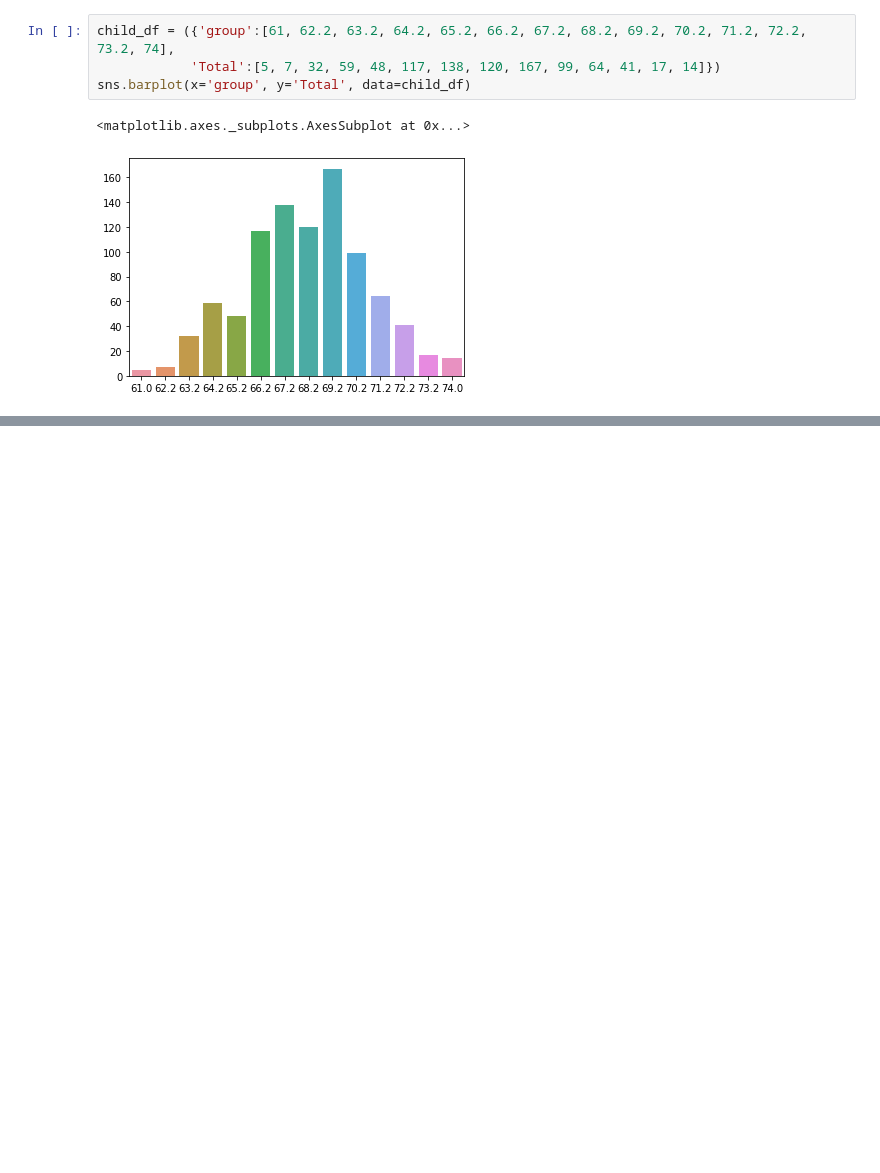
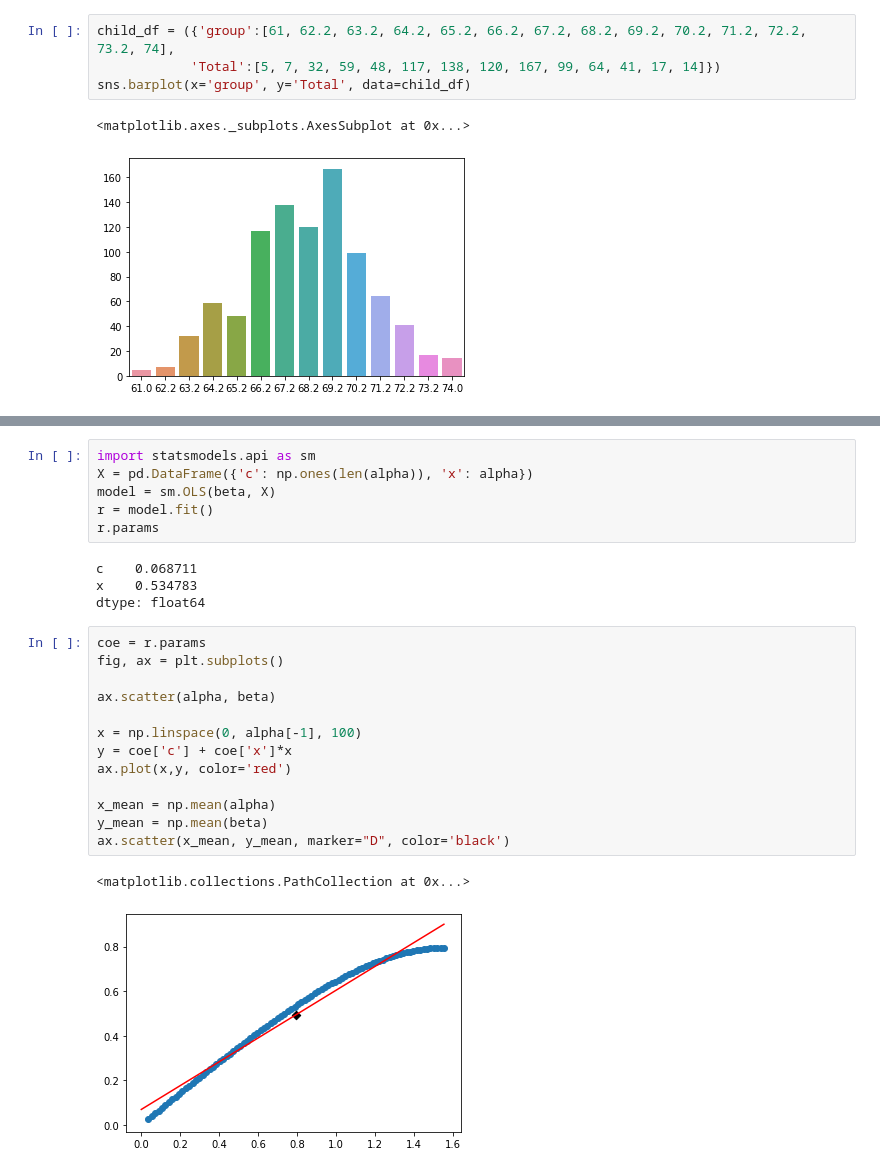
Before and after one commit to qiwsir/Mathematics, a Jupyter notebook: regression.ipynb, the cells around one changed output, grey strips where cells are left out. Drawn from its saved outputs; the diff is of its cells as text; blank space fills up the shorter version.

```diff
--- a/regression.ipynb
+++ b/regression.ipynb
@@ -32,0 +96,26 @@ sns.barplot(x='group', y='Total', data=child_df)
+# %%
+import statsmodels.api as sm
+X = pd.DataFrame({'c': np.ones(len(alpha)), 'x': alpha})
+model = sm.OLS(beta, X)
+r = model.fit()
+r.params
+# %% [output]
+c    0.068711
+x    0.534783
+dtype: float64
+# %%
+coe = r.params
+fig, ax = plt.subplots()
+
+ax.scatter(alpha, beta)
+
+x = np.linspace(0, alpha[-1], 100)
+y = coe['c'] + coe['x']*x
+ax.plot(x,y, color='red')
+
+x_mean = np.mean(alpha)
+y_mean = np.mean(beta)
+ax.scatter(x_mean, y_mean, marker="D", color='black')
+# %% [output]
+<matplotlib.collections.PathCollection at 0x...>
+[figure, added]
```
Also changed, not shown: parts of 9 cells of this notebook, 1 other file.
